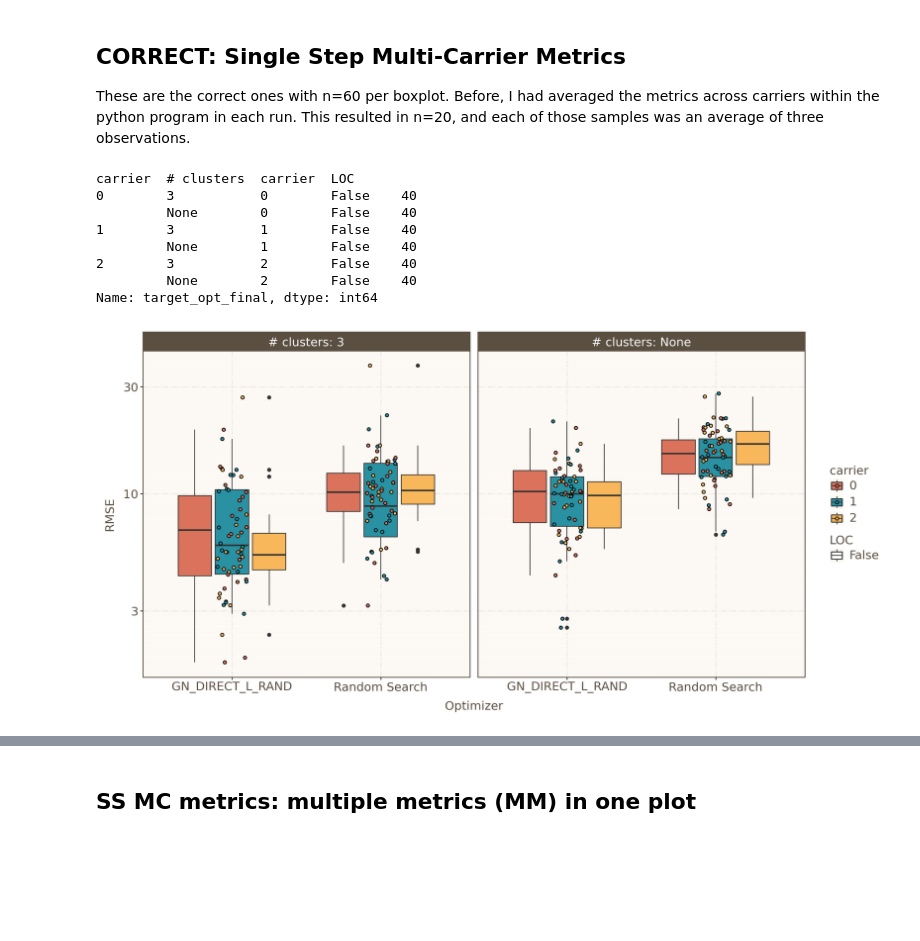
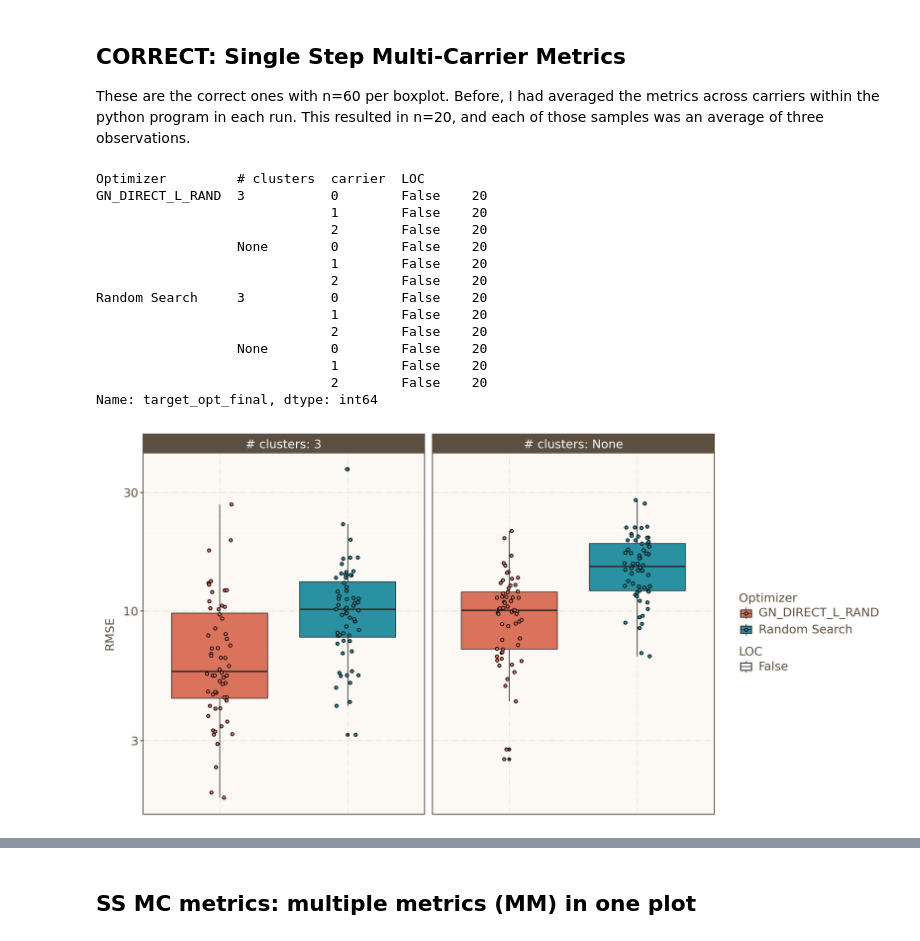
Before and after one commit to selting/CACT, a Jupyter notebook: src/CACT/evaluation_module/interactive_evaluation.ipynb, the cells around one changed output, grey strips where cells are left out. Drawn from its saved outputs; the diff is of its cells as text; code cells hidden in the pictures; blank space fills up the shorter version.

Commit message:
improved instance plotting

```diff
--- a/src/CACT/evaluation_module/interactive_evaluation.ipynb
+++ b/src/CACT/evaluation_module/interactive_evaluation.ipynb
@@ -154,48 +154,53 @@ SS_MC_MERGED_WIDE = SS_MC_MERGED_WIDE.rename(columns=key_mapping)
 # %%
 from p9_themes import my_theme, my_scale_color_and_fill
 
-# importlib.reload(p9_themes)
 
 x = "Optimizer"
 y = "target_opt_final"
-fill = "carrier"
+fill = "Optimizer"
 cols = "# clusters"
 rows = "carrier"
 linetype = "LOC"
 ylab = SS_MC_MERGED_WIDE["Error Function"][0] if y == "target_opt_final" else y
 p = (
     ggplot(SS_MC_MERGED_WIDE, aes(x=x, y=y, fill=fill, linetype=linetype))
     + geom_boxplot()
     + geom_jitter(width=0.1)
     + facet_grid(
         cols=cols,
         # rows=rows,
         labeller="label_both"
     )
     + my_theme
     + theme(
         figure_size=(12, 6),
-        # axis_text_x=element_blank(),
-        # axis_ticks_x=element_blank(),
-        # axis_title_x=element_blank(),
+        axis_text_x=element_blank(),
+        axis_ticks_x=element_blank(),
+        axis_title_x=element_blank(),
     )
     + my_scale_color_and_fill
     + scale_y_log10()
     + labs(y=ylab)
 )
 if not (SS_MC_MERGED_WIDE.groupby([fill, cols, rows, linetype])[y].count() == 60).all():
     t = SS_MC_MERGED_WIDE.groupby([fill, cols, rows, linetype])[y].count()
     print(t[t != 60])
     # raise ValueError('not all boxplots have 60 values')
 # p.save(fig_dir + f'/{y}_{selected_group_ids}.pdf')
 p
 # %% [output]
-carrier  # clusters  carrier  LOC
-0        3           0        False    40
-         None        0        False    40
-1        3           1        False    40
-         None        1        False    40
-2        3           2        False    40
-         None        2        False    40
+Optimizer         # clusters  carrier  LOC
+GN_DIRECT_L_RAND  3           0        False    20
+                              1        False    20
+                              2        False    20
+                  None        0        False    20
+                              1        False    20
+                              2        False    20
+Random Search     3           0        False    20
+                              1        False    20
+                              2        False    20
+                  None        0        False    20
+                              1        False    20
+                              2        False    20
 Name: target_opt_final, dtype: int64
-[figure, old version]
+[figure, new version]
```
Also changed, not shown: parts of 5 cells of this notebook, 6 other files.
